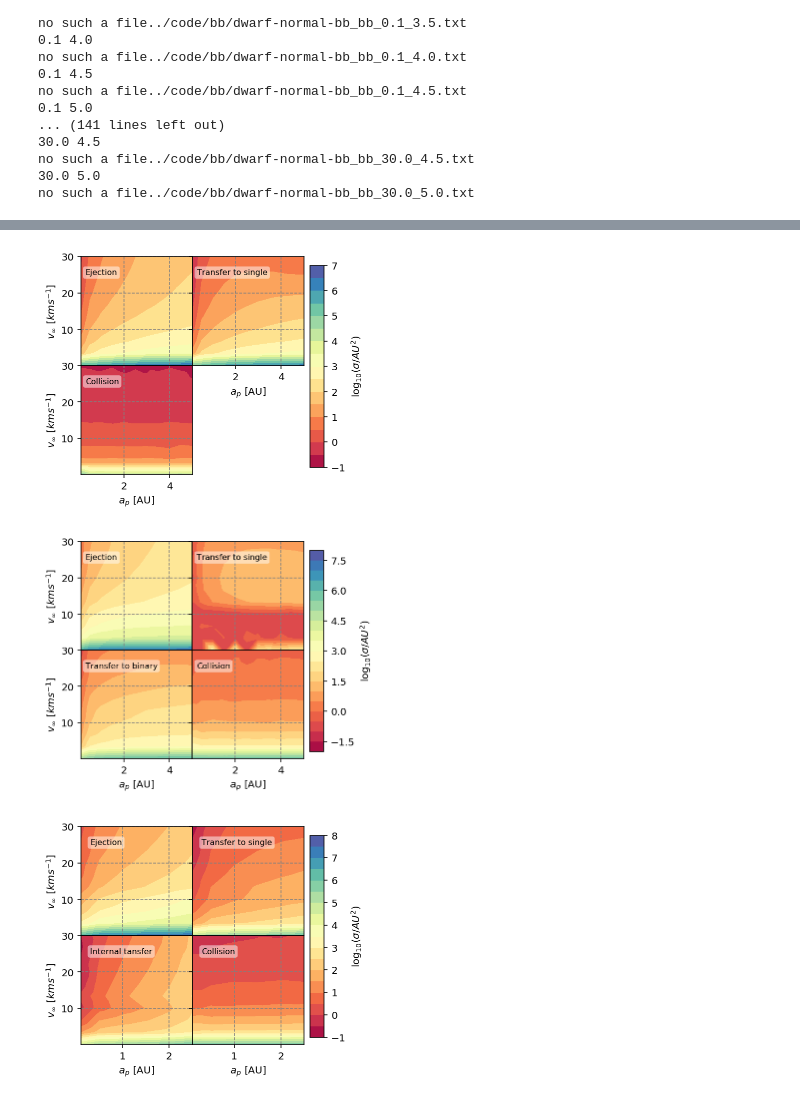
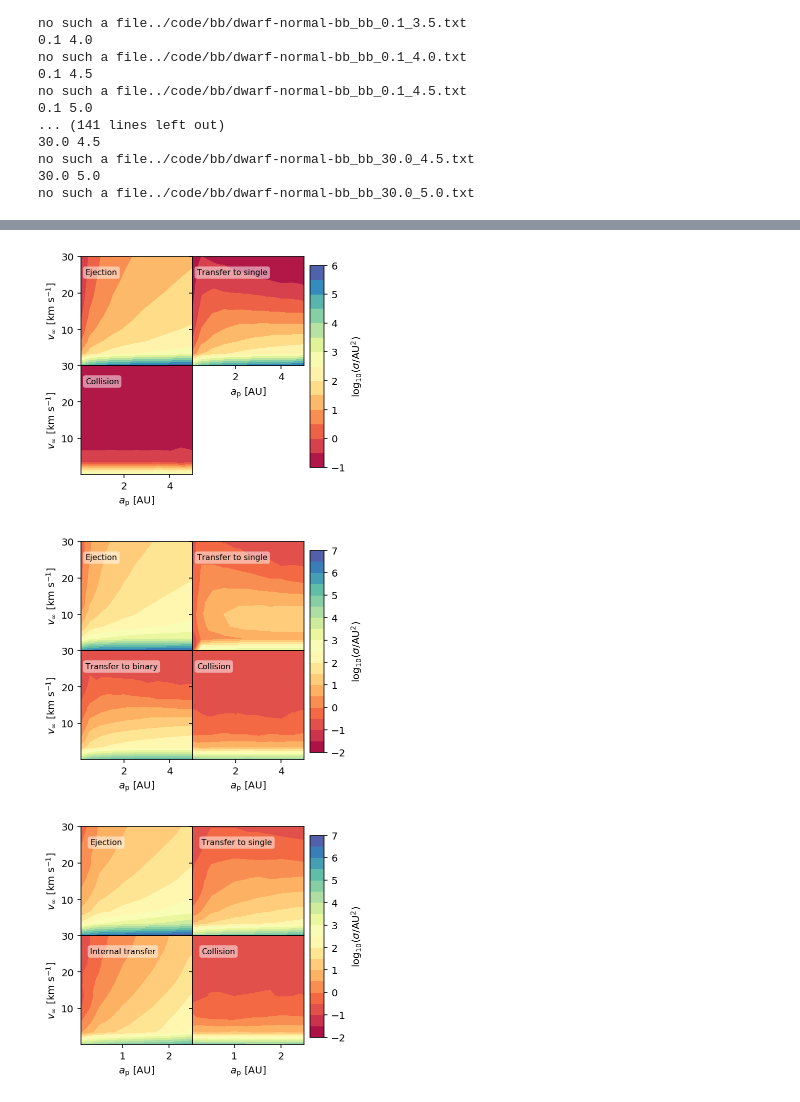
Before and after one commit to YihanWangAstro/planet-app, a Jupyter notebook: process/planet-app.ipynb, the cells around one changed output, grey strips where cells are left out. Cells and saved outputs as stored; diff of their text form; code cells hidden in the pictures.

```diff
--- a/process/planet-app.ipynb
+++ b/process/planet-app.ipynb
@@ -481,13 +481,13 @@ v=np.array([0.1, 3.42222222,  6.74444444,  10.06666667, 13.38888889, 16.71111111
 v_name =['0.1', '3.4', '6.7', '10.1', '13.4', '16.7', '20.0', '23.4', '26.7', '30.0']
 a_j = ['0.1', '0.5', '1.0', '1.5', '2.0', '2.5', '3.0', '3.5', '4.0', '4.5', '5.0']
 # %%
-#prefix = '../code/solar-normal/bb/solar-normal-bb_bb_'
-prefix = '../code/solar-normal/bb/solar-normal-bb_bb_'
+prefix = '../code/solar-normal/sb/solar-normal-sb_sb_'
+#prefix = '../code/ss/solar-normal-ss_ss_'
 
-vel = '0.1'
-idx = bb_idx
-names = bb_names
-pairs = bb_pairs
+vel = '30.0'
+idx = sb_idx
+names = sb_names
+pairs = sb_pairs
 
 df01 = pd.DataFrame(post_process(prefix+ vel+ '_0.1.txt', idx, names, pairs))
 
@@ -497,7 +497,7 @@ df1 = pd.DataFrame(post_process(prefix+ vel+ '_1.0.txt', idx, names, pairs))
 
 df2 = pd.DataFrame(post_process(prefix+ vel+'_2.0.txt', idx, names, pairs))
 
-#df5 = pd.DataFrame(post_process(prefix+ vel+'_5.0.txt', idx, names, pairs))
+df5 = pd.DataFrame(post_process(prefix+ vel+'_5.0.txt', idx, names, pairs))
 # %%
 prefix11 = '../code/ss/solar-normal-ss_ss_'
 prefix21 = '../code/solar-normal/sb/solar-normal-sb_sb_'
@@ -1891,10 +1884,10 @@ def show_fitting(ssdf,sbdf,bsdf,bbdf,a_s=10*AU, ms=1,ms1=1):
     plt.yscale('log')
 
 
-    plt.legend(loc=1,ncol=1)
-    plt.xlabel('$v_\infty$ [$kms^{-1}$]')
-    plt.ylabel('$\sigma_{tran}$ [$AU^2$]')
-    plt.grid(True)
+    plt.legend(loc=1,ncol=1,frameon=False)
+    plt.xlabel('$v_\infty$ [km s$^{-1}$]')
+    plt.ylabel('$\sigma_{\\rm tran}$ [AU$^2$]')
+    #plt.grid(True)
 
     #savefig(plt,'cross-section-ejection')
 
@@ -1924,7 +1917,7 @@ def show_fitting(ssdf,sbdf,bsdf,bbdf,a_s=10*AU, ms=1,ms1=1):
     #ax.set_xticks('')
     #ax.set_xticklabels('')
     ax.set_ylabel(r'$\alpha$')
-    ax.set_xlabel('$a_p$ [AU]')
+    ax.set_xlabel('$a_{\\rm p}$ [AU]')
     plt.grid(True)
 
     ax=fig.add_subplot(4,1,4)
@@ -1933,7 +1926,7 @@ def show_fitting(ssdf,sbdf,bsdf,bbdf,a_s=10*AU, ms=1,ms1=1):
 
 
     ax.plot(aj,(np.array(aj)*fit_p[0]+fit_p[1]),'--',color=colors[0])
-    ax.set_xlabel('$a_p$ [AU]')
+    ax.set_xlabel('$a_{\\rm p}$ [AU]')
     ax.set_ylabel('$C$')
 
     plt.tight_layout(h_pad=0,w_pad=0)
@@ -1980,7 +1973,7 @@ def event_title(e):
     elif e == 'coll':
         return 'Collision'
     elif e == 'trans':
-        return 'Internal tansfer'
+        return 'Internal transfer'
     elif e == 'ejection':
         return 'Ejection'
     else:
@@ -2014,8 +2007,8 @@ def show_cross_section(name,df, event):
     x=np.array(df['aj'])
     y=(np.array(df['vel']))
 
-    xlabel='$a_p$ [AU]'
-    ylabel='$v_\infty$ [$kms^{-1}$]'
+    xlabel='$a_{\\rm p}$ [AU]'
+    ylabel='$v_\infty$ [km s$^{-1}$]'
 
     delta = 0.1
 
@@ -2035,39 +2028,40 @@ def show_cross_section(name,df, event):
     row_num = int(((panel_num+1)/2))
 
     fig=plt.figure(figsize=(base_width*2, base_height*row_num))
 
     axs = [fig.add_subplot(row_num, 2, i+1) for i in range(panel_num)]
 
     for ax, sigma, label, i in zip(axs, sigmas, labels, range(panel_num)):
         im = ax.tricontourf(x,y, sigma, levels=levels, vmax=levels.max(), vmin=levels.min(),cmap='Spectral')
 
         ax.text(.3, 25, label,bbox=dict(facecolor='w', edgecolor='none', boxstyle='round',alpha=0.5),fontsize=8)
+        #ax.text(.3, 25, label,fontsize=8)
         if i%2 == 0:
             ax.set_ylabel(ylabel)
         else:
             ax.set_yticklabels('')
 
         if int(i/2) == row_num-1 or ((int(i/2) == row_num-2) and (i == panel_num - 2)):
             ax.set_xlabel(xlabel)
         else:
             ax.set_xticklabels('')
-        ax.grid(True)
+        #ax.grid(True)
 
     cbar_ax = fig.add_axes([0.92, 0.15, 0.05, 0.7])
     cb = plt.colorbar(im,cax=cbar_ax)
-    cb.set_label('$\log_{10}(\sigma/AU^2)$')
+    cb.set_label('$\log_{10}(\sigma/$AU$^2)$')
 
     plt.subplots_adjust(wspace=0, hspace=0)
     #plt.tight_layout(h_pad=0,w_pad=0)
 
     savefig(plt, name)
 
-show_cross_section('solar-normal-ss',ssdf,['ejection','cap','coll'])
-show_cross_section('solar-normal-sb',sbdf,['ejection','s_cap','b_cap','coll'])
-show_cross_section('solar-normal-bs',bsdf,['ejection','cap','trans','coll'])
-show_cross_section('solar-normal-bb',bbdf,['ejection','s_cap','b_cap','trans','coll'])
+show_cross_section('d-solar-normal-ss',ssdf,['ejection','cap','coll'])
+show_cross_section('d-solar-normal-sb',sbdf,['ejection','s_cap','b_cap','coll'])
+show_cross_section('d-solar-normal-bs',bsdf,['ejection','cap','trans','coll'])
+show_cross_section('d-solar-normal-bb',bbdf,['ejection','s_cap','b_cap','trans','coll'])
 #show_cross_section('ueq-normal-ss',ueqssdf,['ejection','cap','coll'])
 # %% [output]
-[figure, old version]
+[figure, new version]
-[figure, old version]
+[figure, new version]
-[figure, old version]
+[figure, new version]
```
Also changed, not shown: parts of 8 cells of this notebook, 2 other files.
